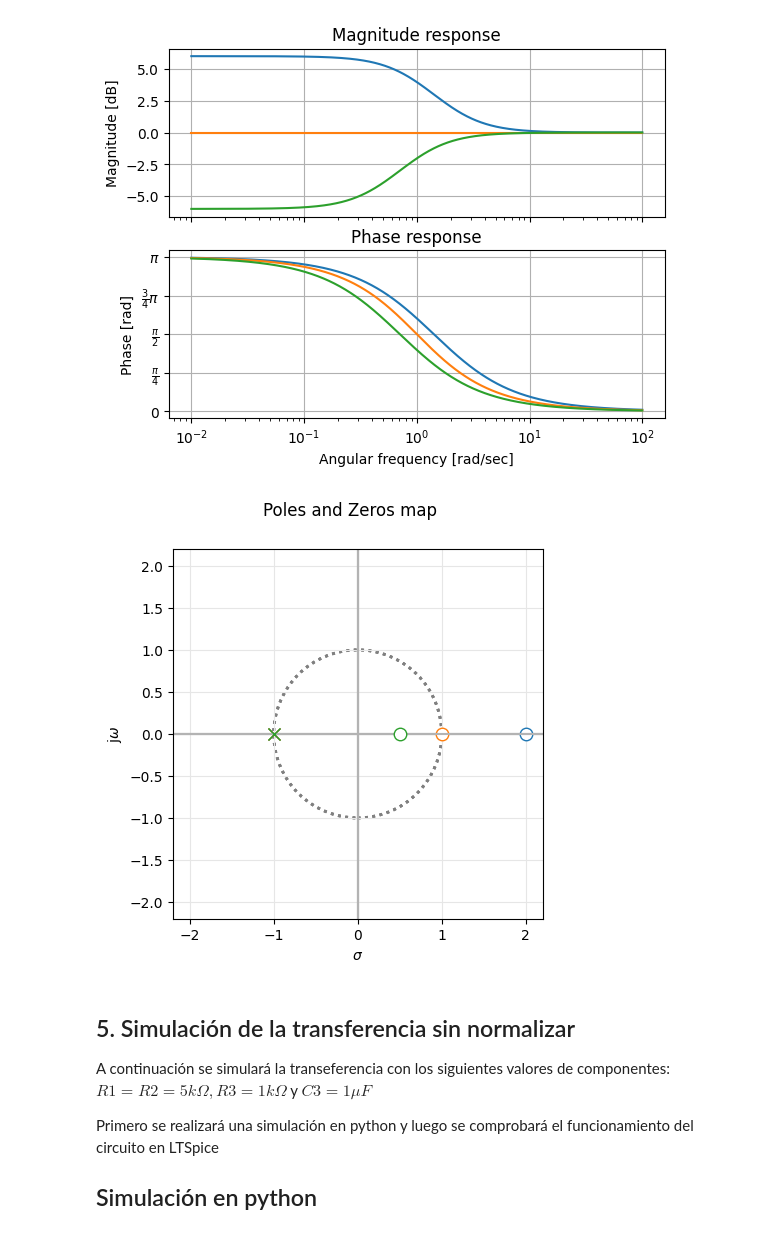
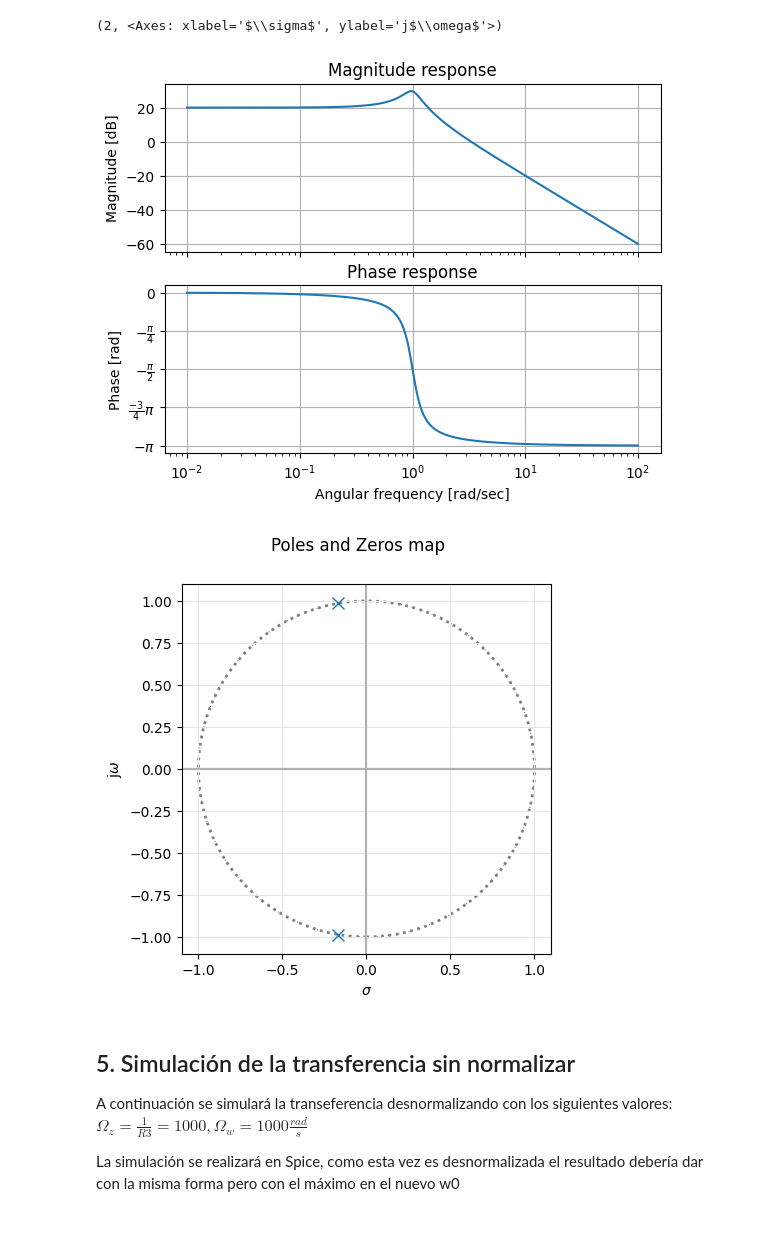
Before and after one commit to jyanezlanda/TC2, a Jupyter notebook: W2/Ts2/Tarea_semanal_2.ipynb, the cells around one changed output. Saved outputs shown, nothing was run; the diff lists cells and outputs as text; code cells hidden in the pictures.

```diff
--- a/W2/Ts2/Tarea_semanal_2.ipynb
+++ b/W2/Ts2/Tarea_semanal_2.ipynb
@@ -36,20 +37,25 @@ import matplotlib.pyplot as plt
 import numpy as np
 from pytc2.sistemas_lineales import pzmap, GroupDelay, bodePlot
 # %%
-R1 = 10000
-R2 = [2*R1, R1, R1/2]
-for i in range(len(R2)):
-    my_tf = TransferFunction( [1,-R2[i]/R1], [1, 1] )
-    bodePlot(my_tf, fig_id=1)
-    pzmap(my_tf, fig_id=2) #S plane pole/zero plot
+R1 = 1/10
+R2 = 3
+R3 = R4 = 1
+C = 1
+
+w0 = 1/(C*R3)
+k = R3/R1
+Q = R2*R3*C**2
+
+my_tf = TransferFunction( [k], [1 , 1/Q , 1] )
+bodePlot(my_tf, fig_id=1)
+pzmap(my_tf, fig_id=2) #S plane pole/zero plot
 # %% [output]
+(2, <Axes: xlabel='$\\sigma$', ylabel='j$\\omega$'>)
-[figure, old version]
+[figure, new version]
-[figure, old version]
+[figure, new version]
 # %% [markdown]
 ## 5. Simulación de la transferencia sin normalizar
-A continuación se simulará la transeferencia con los siguientes valores de componentes:
-$R1=R2=5k \Omega, R3=1k \Omega$  y  $C3=1\mu F$
+A continuación se simulará la transeferencia desnormalizando con los siguientes valores:
+$\Omega_z = \frac{1}{R3} = 1000, \Omega_w = 1000 \frac{rad}{s}$
 
-Primero se realizará una simulación en python y luego se comprobará el funcionamiento del circuito en LTSpice
-
-## Simulación en python
+La simulación se realizará en Spice, como esta vez es desnormalizada el resultado debería dar con la misma forma pero con el máximo en el nuevo w0
```
Also changed, not shown: parts of 5 cells of this notebook.
